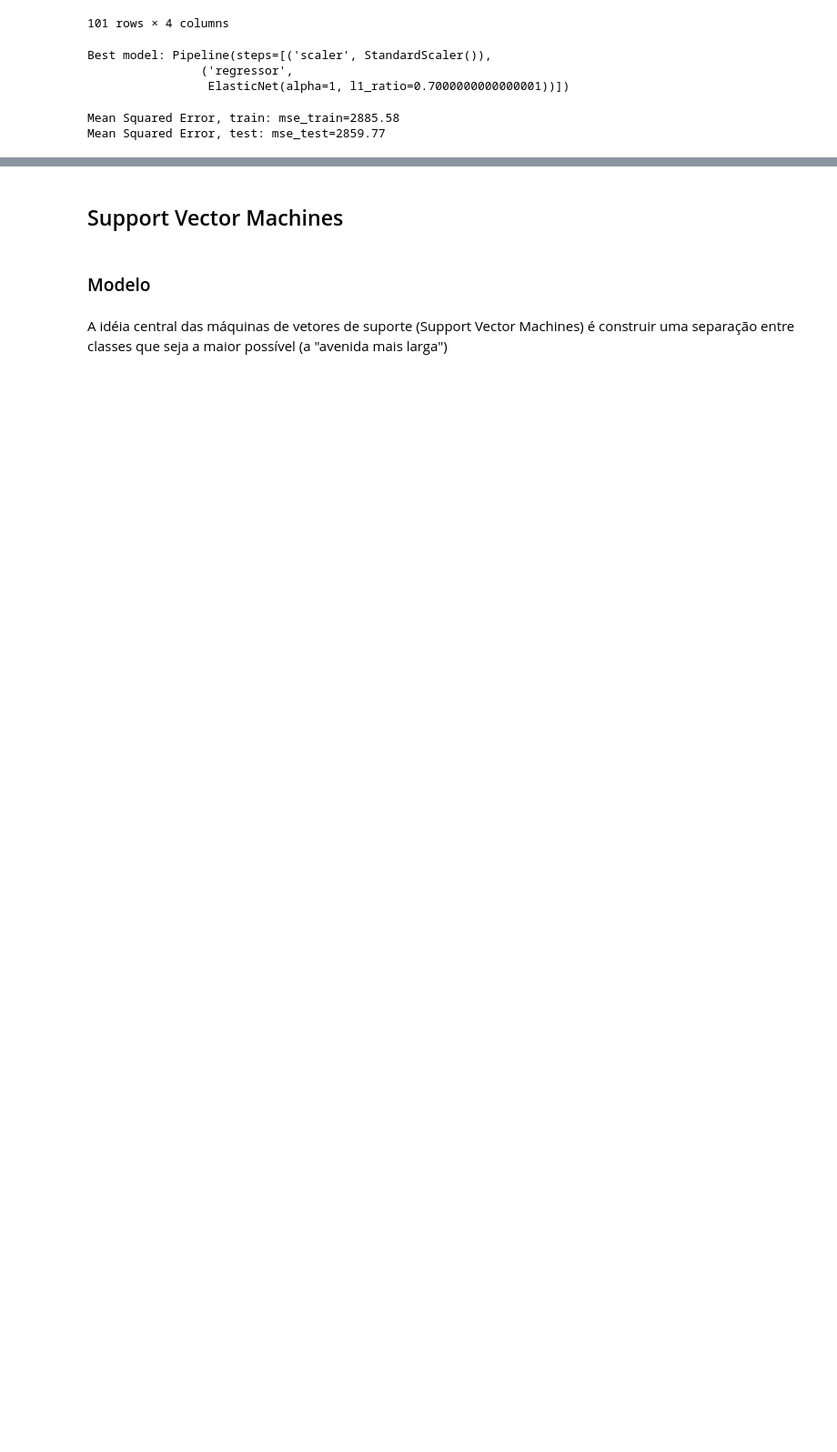
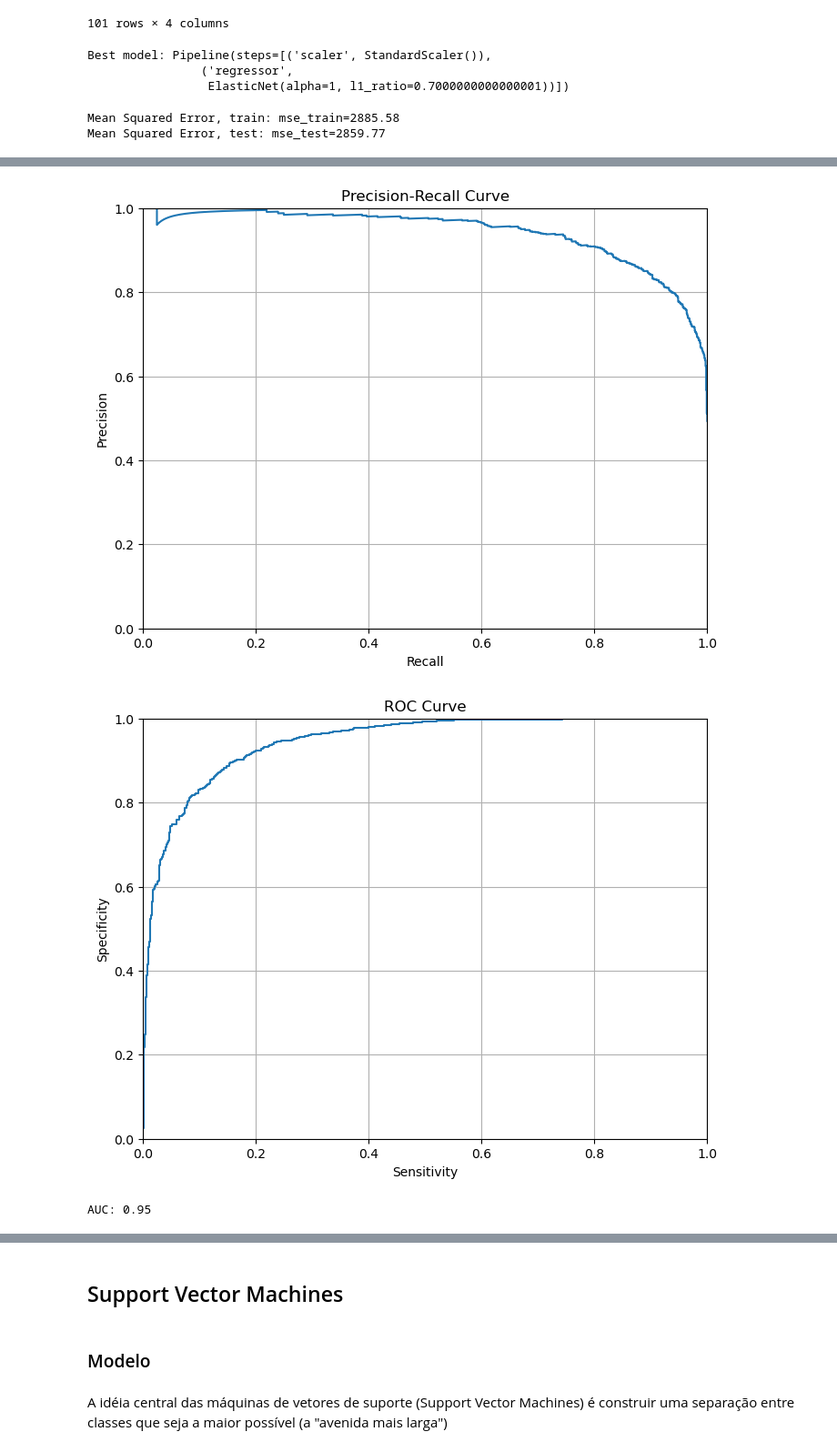
Before and after one commit to luigilopesz/ml_labs, a Jupyter notebook: docs/Topicos_AF/Topicos_AF.ipynb, the cells around one changed output, grey strips where cells are left out. Shown: that part at 91% size. Cells and saved outputs as stored; diff of their text form; code cells hidden in the pictures; blank space fills up the shorter version.

```diff
--- a/docs/Topicos_AF/Topicos_AF.ipynb
+++ b/docs/Topicos_AF/Topicos_AF.ipynb
@@ -723,0 +793,12 @@ Mean Squared Error, test: mse_test=2859.77
+# %%
+from sklearn.linear_model import LogisticRegression
+from sklearn.metrics import accuracy_score
+
+model = LogisticRegression()
+model.fit(X_train, y_train)
+
+y_pred_train = model.predict(X_train)
+print(f'Acurácia de treino: {accuracy_score(y_train, y_pred_train):.2f}')
+
+y_pred_test = model.predict(X_test)
+print(f'Acurácia de teste: {accuracy_score(y_test, y_pred_test):.2f}')
@@ -723,0 +852,3 @@ Mean Squared Error, test: mse_test=2859.77
+# %%
+y_proba = model.predict_proba(X_test)
+y_proba[:5, :], y_test[:5]
@@ -723,0 +862,35 @@ Mean Squared Error, test: mse_test=2859.77
+# %%
+from sklearn.metrics import precision_recall_curve, roc_curve, roc_auc_score
+
+y_proba_pos = y_proba[:, 1]
+
+precision, recall, _ = precision_recall_curve(y_test, y_proba_pos)
+
+plt.figure(figsize=(8, 6))
+plt.plot(recall, precision)
+plt.title('Precision-Recall Curve')
+plt.xlabel('Recall')
+plt.ylabel('Precision')
+plt.xlim(0, 1)
+plt.ylim(0, 1)
+plt.grid()
+plt.show()
+
+sensitivity, specificity, _ = roc_curve(y_test, y_proba_pos)
+
+plt.figure(figsize=(8, 6))
+plt.plot(sensitivity, specificity)
+plt.title('ROC Curve')
+plt.xlabel('Sensitivity')
+plt.ylabel('Specificity')
+plt.xlim(0, 1)
+plt.ylim(0, 1)
+plt.grid()
+plt.show()
+
+auc = roc_auc_score(y_test, y_proba_pos)
+print(f'AUC: {auc:.2f}')
+# %% [output]
+[figure, added]
+[figure, added]
+AUC: 0.95
```
Also changed, not shown: parts of 31 cells of this notebook.
